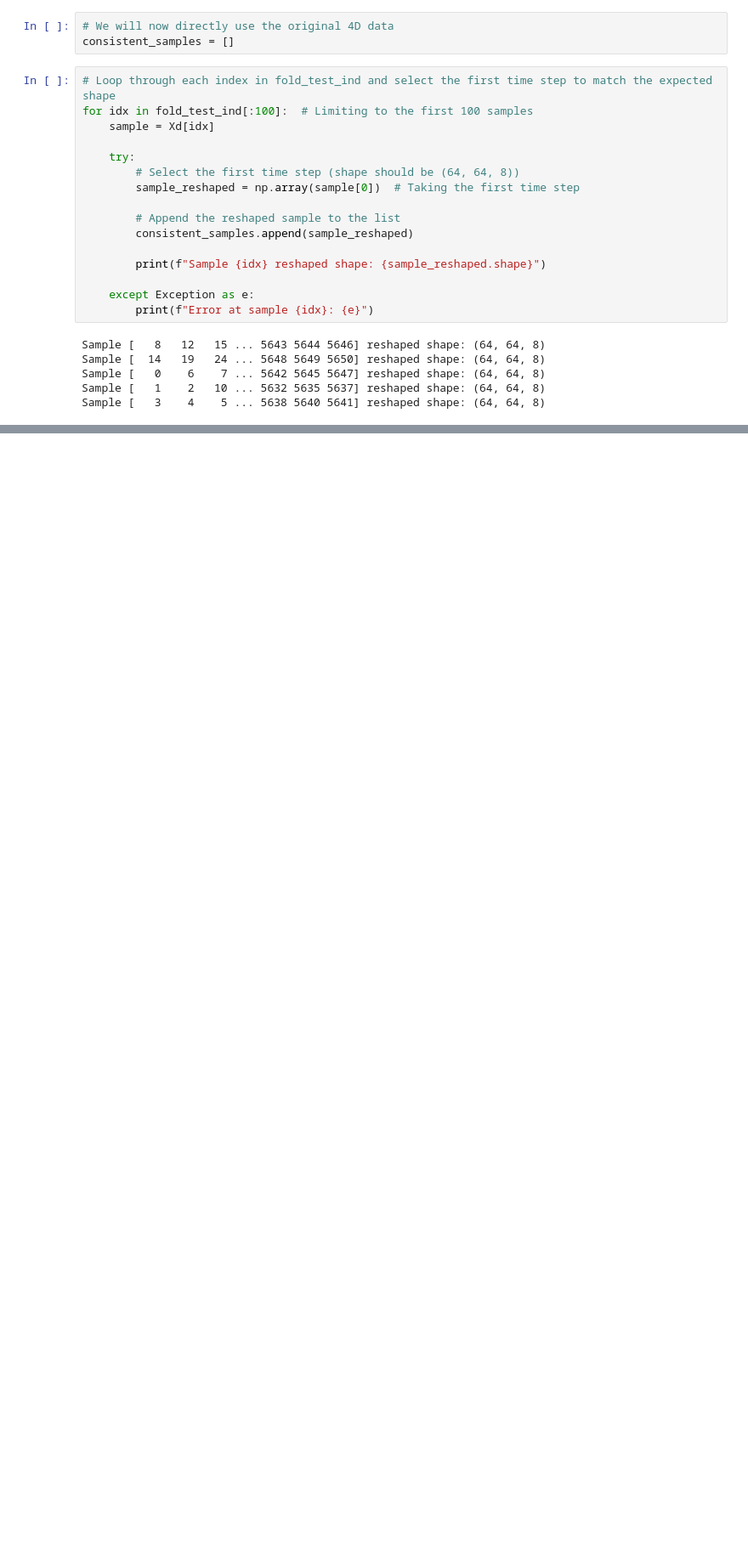
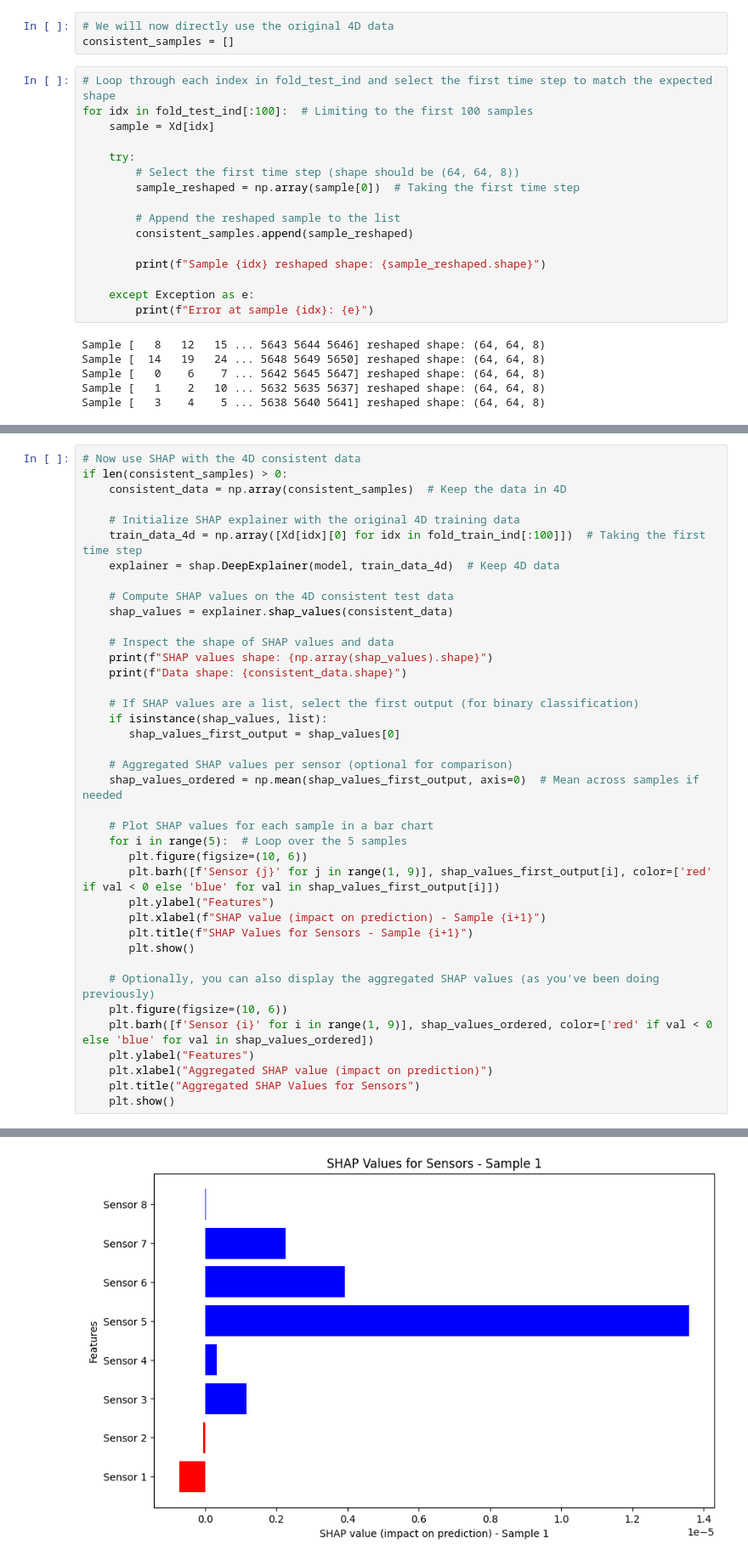
Before and after one commit to sadrireza/Neural-Networks, a Jupyter notebook: TIL Reza-Shap Implemented.ipynb, the cells around one changed output, grey strips where cells are left out. Shown: that part at 85% size. Drawn from its saved outputs; the diff is of its cells as text; blank space fills up the shorter version.

Commit message:
Shap Visualization

```diff
--- a/TIL Reza-Shap Implemented.ipynb
+++ b/TIL Reza-Shap Implemented.ipynb
@@ -113,0 +118,40 @@ Aggregated Data shape: (5, 8)
+# %%
+# Now use SHAP with the 4D consistent data
+if len(consistent_samples) > 0:
+    consistent_data = np.array(consistent_samples)  # Keep the data in 4D
+
+    # Initialize SHAP explainer with the original 4D training data
+    train_data_4d = np.array([Xd[idx][0] for idx in fold_train_ind[:100]])  # Taking the first time step
+    explainer = shap.DeepExplainer(model, train_data_4d)  # Keep 4D data
+
+    # Compute SHAP values on the 4D consistent test data
+    shap_values = explainer.shap_values(consistent_data)
+
+    # Inspect the shape of SHAP values and data
+    print(f"SHAP values shape: {np.array(shap_values).shape}")
+    print(f"Data shape: {consistent_data.shape}")
+
+    # If SHAP values are a list, select the first output (for binary classification)
+    if isinstance(shap_values, list):
+       shap_values_first_output = shap_values[0]
+
+    # Aggregated SHAP values per sensor (optional for comparison)
+    shap_values_ordered = np.mean(shap_values_first_output, axis=0)  # Mean across samples if needed
+
+    # Plot SHAP values for each sample in a bar chart
+    for i in range(5):  # Loop over the 5 samples
+       plt.figure(figsize=(10, 6))
+       plt.barh([f'Sensor {j}' for j in range(1, 9)], shap_values_first_output[i], color=['red' if val < 0 else 'blue' for val in shap_values_first_output[i]])
+       plt.ylabel("Features")
+       plt.xlabel(f"SHAP value (impact on prediction) - Sample {i+1}")
+       plt.title(f"SHAP Values for Sensors - Sample {i+1}")
+       plt.show()
+
+    # Optionally, you can also display the aggregated SHAP values (as you've been doing previously)
+    plt.figure(figsize=(10, 6))
+    plt.barh([f'Sensor {i}' for i in range(1, 9)], shap_values_ordered, color=['red' if val < 0 else 'blue' for val in shap_values_ordered])
+    plt.ylabel("Features")
+    plt.xlabel("Aggregated SHAP value (impact on prediction)")
+    plt.title("Aggregated SHAP Values for Sensors")
+    plt.show()
+# %% [output]
@@ -113,0 +160 @@ Aggregated Data shape: (5, 8)
+[figure, added]
```
Also changed, not shown: parts of 14 cells of this notebook.
